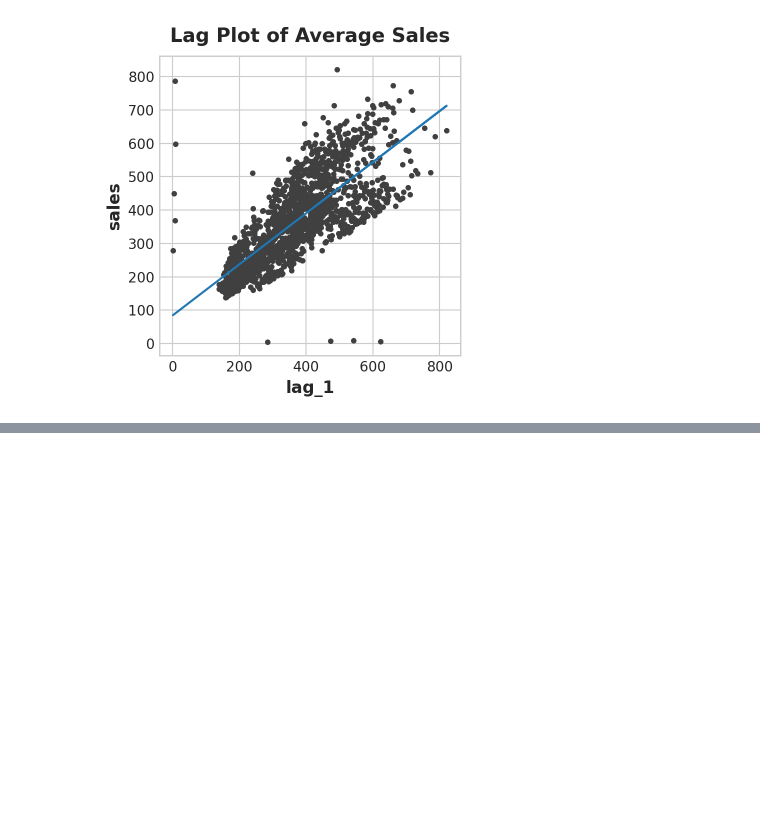
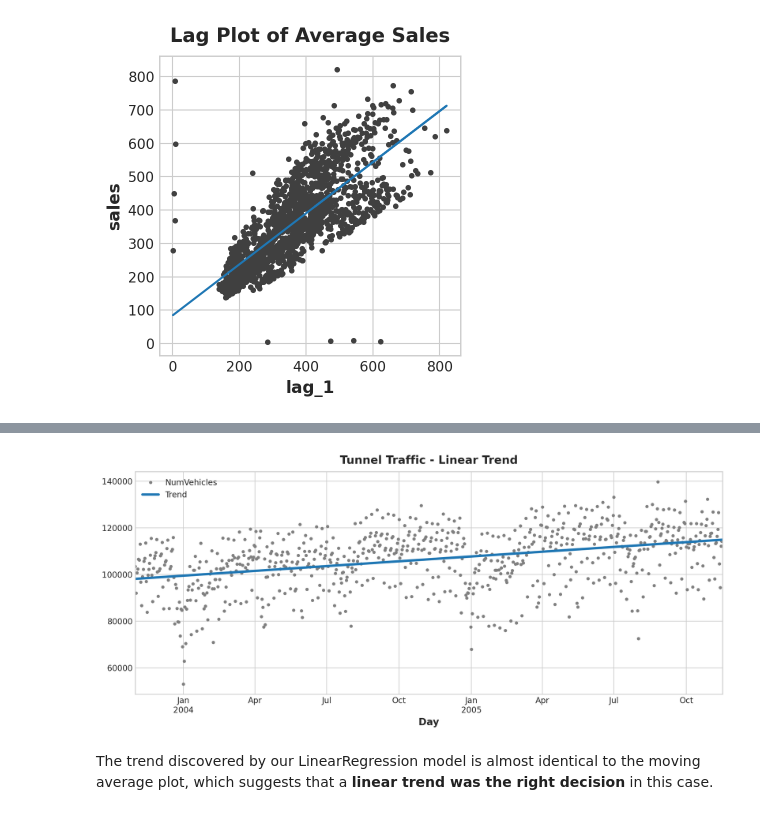
Before and after one commit to albert-joonyoung-park/kaggle-lessons, a Jupyter notebook: kaggle-time-series.ipynb, the cells around one changed output, grey strips where cells are left out. Drawn from its saved outputs; the diff is of its cells as text; code cells hidden in the pictures; blank space fills up the shorter version.

```diff
--- a/kaggle-time-series.ipynb
+++ b/kaggle-time-series.ipynb
@@ -598,0 +722,30 @@ Intercept: 84.22308
+# %%
+from statsmodels.tsa.deterministic import DeterministicProcess
+
+# Create features - const, trend
+dp = DeterministicProcess(
+    index=tunnel.index,  # dates from the training data
+    constant=True,        # dummy feature for the bias (y_intercept)
+    order=1,             # 1:linear(time dummy) 2: quadratic 3: cubic ...
+    drop=True,           # drop terms if necessary to avoid collinearity
+)
+
+X = dp.in_sample() # create features for the given index= argument, here, tunnel_index
+print(X.head()) # const - intercept, trend -
+
+
+# Build a LinearRegression model,
+# Use the features from DeterministicProcess
+# Set fit_intercept=False
+from sklearn.linear_model import LinearRegression
+
+y = tunnel['NumVehicles'] # the target
+# The intercept is the same as the `const` feature from
+# DeterministicProcess. LinearRegression behaves badly with
+# duplicated features, so make sure to exclude it here.
+model = LinearRegression(fit_intercept=False)
+model.fit(X, y)
+
+y_pred = pd.Series(model.predict(X), index=X.index)
+print(y_pred.head())
+print(y_pred.tail())
@@ -598,0 +770,10 @@ Intercept: 84.22308
+# %%
+# plot the trend discovered by LinearRegression model.
+ax = tunnel.plot(style=".",
+                 color="0.5",
+                 title="Tunnel Traffic - Linear Trend") # original data points
+_ = y_pred.plot(ax=ax, linewidth=3, label='Trend', legend=True)
+# %% [output]
+[figure, added]
+# %% [markdown]
+The trend discovered by our LinearRegression model is almost identical to the moving average plot, which suggests that a **linear trend was the right decision** in this case.
```
Also changed, not shown: parts of 22 cells of this notebook.
